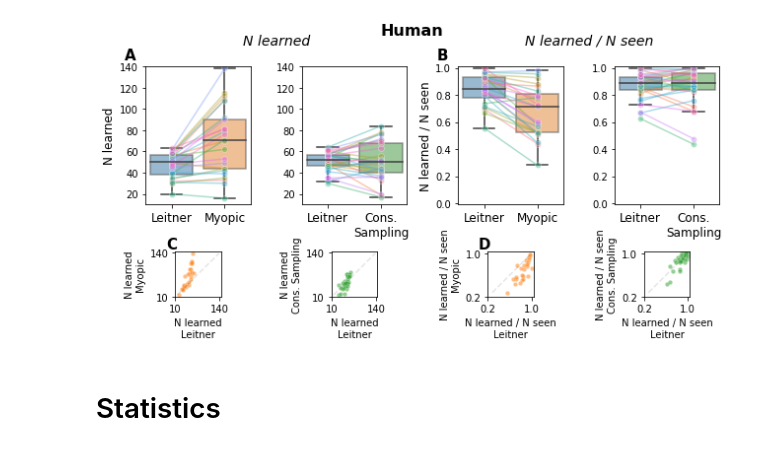
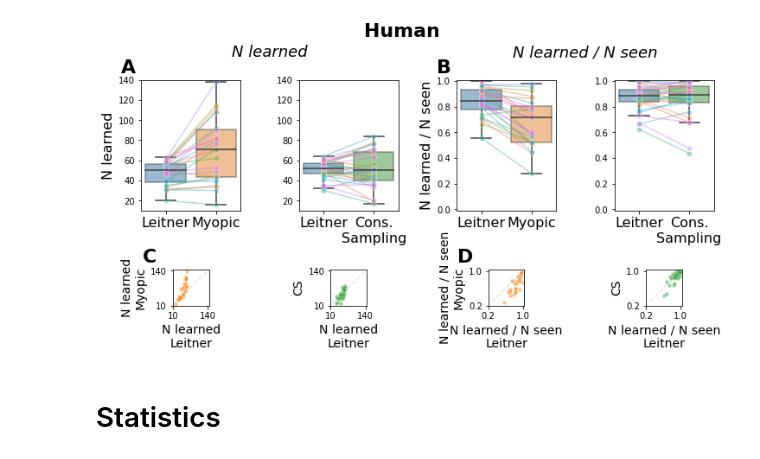
Before and after one commit to AurelienNioche/ActiveTeachingModel, a Jupyter notebook: figure4.ipynb, the cells around one changed output. Saved outputs shown, nothing was run; the diff lists cells and outputs as text; code cells hidden in the pictures.

```diff
--- a/figure4.ipynb
+++ b/figure4.ipynb
@@ -150,14 +146,16 @@ max_v = np.max((max_leitner, max_act))
 # %%
 fig_folder = os.path.join("fig")
 os.makedirs(fig_folder, exist_ok=True)
+# %%
+# Parameters plot
+fontsize_title = 22
+fontsize_subtitle = 18
+fontsize_label = 16
+fontsize_letter = 22
+fontsize_label_scatter = 14
 # %%
-# Parameters plot
-fontsize_title = 16
-fontsize_subtitle = 14
-fontsize_label = 12
-
-fig = plt.figure(figsize=(9, 5))  # 10, 6
-fig.suptitle("Human", y=0.92, fontsize=fontsize_title, fontweight='bold',
+fig = plt.figure(figsize=(10.5, 6))  # 10, 6
+fig.suptitle("Human", y=0.90, fontsize=fontsize_title, fontweight='bold',
              verticalalignment='top')
 
 # ...sorry about that
@@ -184,49 +182,55 @@ scatter_n_learnt(data=df,
                  active="threshold",
                  x_label="N learned\nLeitner",
                  y_label="N learned\nMyopic",
-                 ax=axes[4])
+                 ax=axes[4],
+                 fontsize_label=fontsize_label_scatter)
 
 scatter_n_learnt(data=df,
                  active="forward",
                  x_label="N learned\nLeitner",
-                 y_label="N learned\nCons. Sampling",
-                 ax=axes[5])
+                 y_label="CS",
+                 ax=axes[5],
+                 fontsize_label=fontsize_label_scatter)
 
 scatter_n_learnt_n_seen(data=df,
                         active="threshold",
                         x_label="N learned / N seen\nLeitner",
                         y_label="N learned / N seen\nMyopic",
-                        ax=axes[6])
+                        ax=axes[6],
+                        fontsize_label=fontsize_label_scatter)
 
 scatter_n_learnt_n_seen(data=df,
                         active="forward",
                         x_label="N learned / N seen\nLeitner",
-                        y_label="N learned / N seen\nCons. Sampling",
-                        ax=axes[7])
+                        y_label="CS",
+                        ax=axes[7],
+                        fontsize_label=fontsize_label_scatter)
 
+
+# Add letters
 axes[0].text(-0.2, 1.05, ascii_uppercase[0],
-             transform=axes[0].transAxes, size=15, weight='bold')
+             transform=axes[0].transAxes, size=fontsize_letter, weight='bold')
 axes[2].text(-0.2, 1.05, ascii_uppercase[1],
-             transform=axes[2].transAxes, size=15, weight='bold')
-axes[4].text(-0.2, 1.05, ascii_uppercase[2],
-             transform=axes[4].transAxes, size=15, weight='bold')
-axes[6].text(-0.2, 1.05, ascii_uppercase[3],
-             transform=axes[6].transAxes, size=15, weight='bold')
+             transform=axes[2].transAxes, size=fontsize_letter, weight='bold')
+axes[4].text(-0.85, 1.2, ascii_uppercase[2],
+             transform=axes[4].transAxes, size=fontsize_letter, weight='bold')
+axes[6].text(-0.85, 1.2, ascii_uppercase[3],
+             transform=axes[6].transAxes, size=fontsize_letter, weight='bold')
 
 ax = fig.add_subplot(*(3, 4, (1, 6)))
 ax.set_axis_off()
 ax.set_title("N learned\n", fontstyle='italic', fontsize=fontsize_subtitle)
 
 ax = fig.add_subplot(*(3, 4, (3, 8)))
 ax.set_axis_off()
 ax.set_title("N learned / N seen\n", fontstyle='italic', fontsize=fontsize_subtitle)
 
-plt.tight_layout(rect=[0, 0, 1, 1.05])
+plt.tight_layout(rect=[0, 0, 1, 1])
 
 plt.savefig(os.path.join(fig_folder, f"fig4.png"), dpi=300)
 plt.savefig(os.path.join(fig_folder, f"fig4.pdf"))
 # %% [output]
-[figure, old version]
+[figure, new version]
 # %% [markdown]
 # Statistics
 # %%
```
Also changed, not shown: parts of 2 cells of this notebook, 1 other file.
